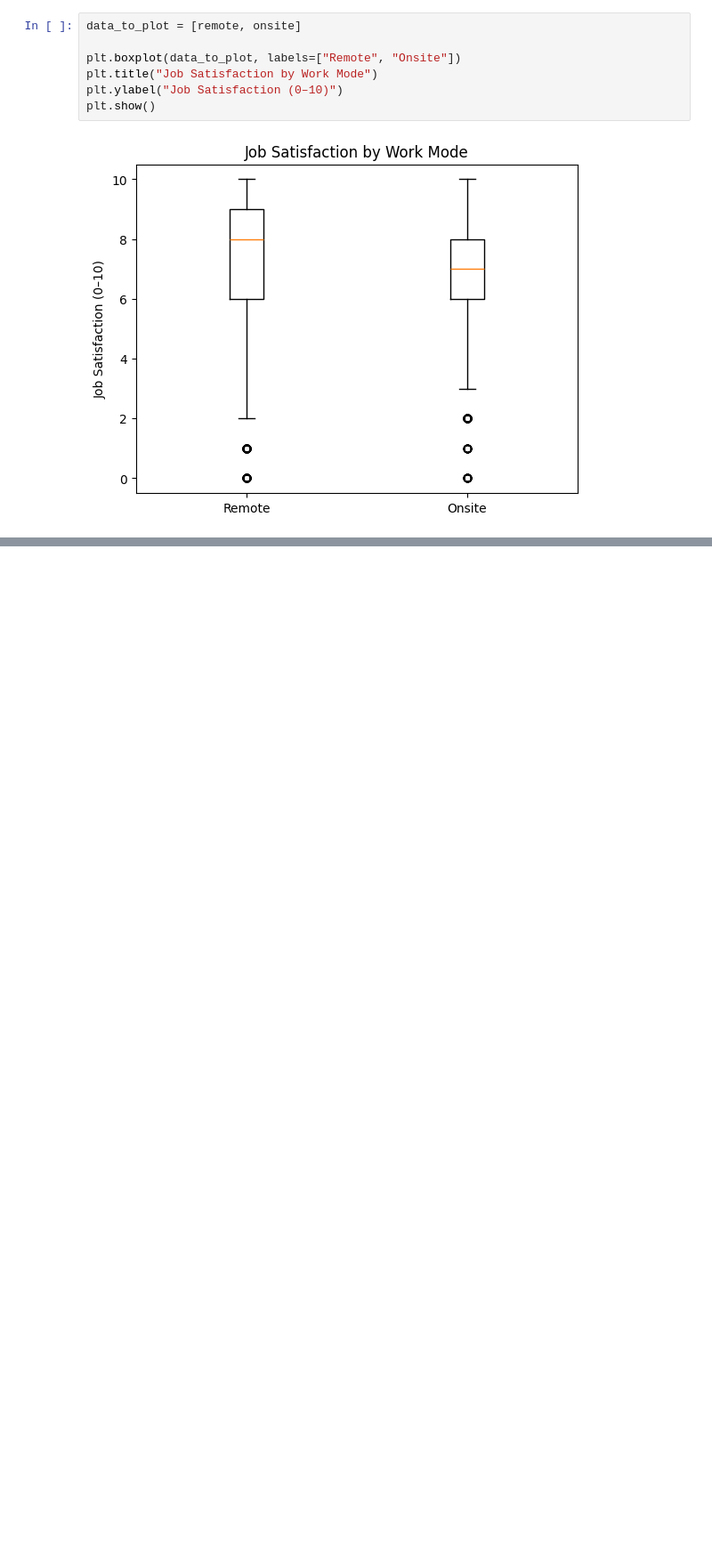
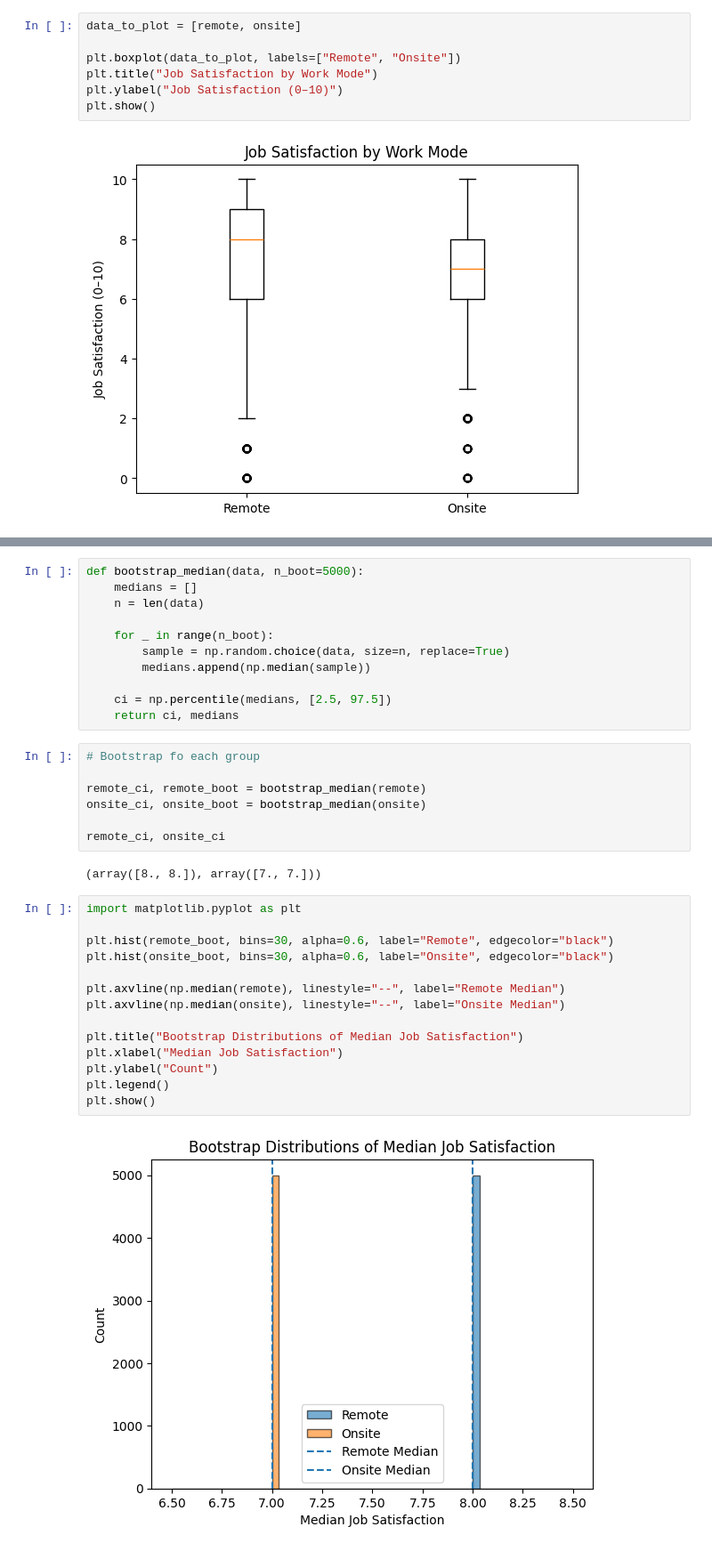
Before and after one commit to Arsenalfc20004/Final-Project-631, a Jupyter notebook: project.ipynb, the cells around one changed output, grey strips where cells are left out. Shown at 89% size. Saved outputs shown, nothing was run; the diff lists cells and outputs as text; blank space fills up the shorter version.

```diff
--- a/project.ipynb
+++ b/project.ipynb
@@ -102,3 +150,39 @@ plt.show()
+# %%
+def bootstrap_median(data, n_boot=5000):
+    medians = []
+    n = len(data)
+
+    for _ in range(n_boot):
+        sample = np.random.choice(data, size=n, replace=True)
+        medians.append(np.median(sample))
+
+    ci = np.percentile(medians, [2.5, 97.5])
+    return ci, medians
+# %%
+# Bootstrap fo each group
+
+remote_ci, remote_boot = bootstrap_median(remote)
+onsite_ci, onsite_boot = bootstrap_median(onsite)
+
+remote_ci, onsite_ci
+# %% [output]
+(array([8., 8.]), array([7., 7.]))
+# %%
+import matplotlib.pyplot as plt
+
+plt.hist(remote_boot, bins=30, alpha=0.6, label="Remote", edgecolor="black")
+plt.hist(onsite_boot, bins=30, alpha=0.6, label="Onsite", edgecolor="black")
+
+plt.axvline(np.median(remote), linestyle="--", label="Remote Median")
+plt.axvline(np.median(onsite), linestyle="--", label="Onsite Median")
+
+plt.title("Bootstrap Distributions of Median Job Satisfaction")
+plt.xlabel("Median Job Satisfaction")
+plt.ylabel("Count")
+plt.legend()
+plt.show()
+# %% [output]
+[figure, added]
 # %% [markdown]
 
 # Project Title
```
Also changed, not shown: parts of 13 cells of this notebook.
